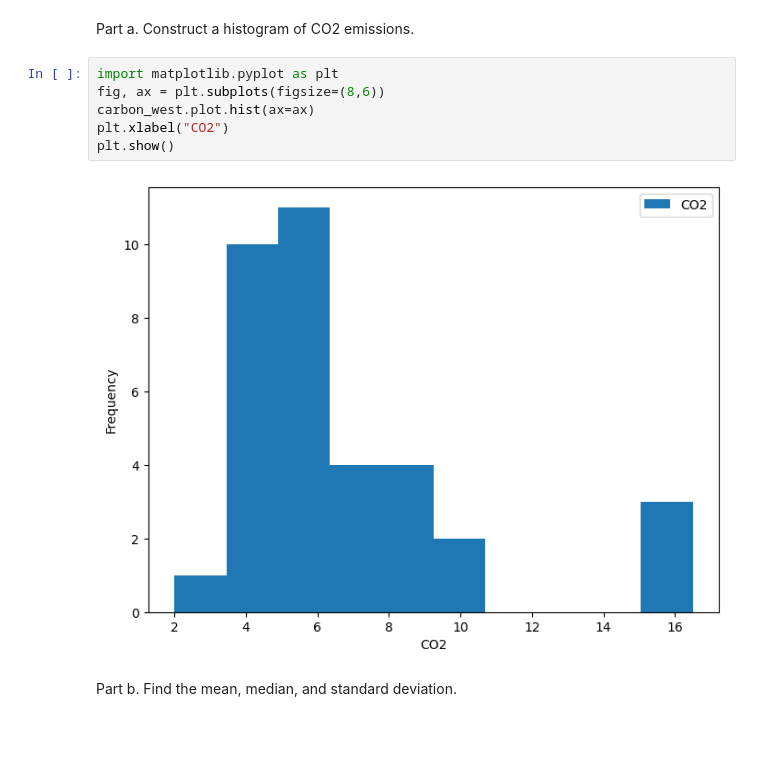
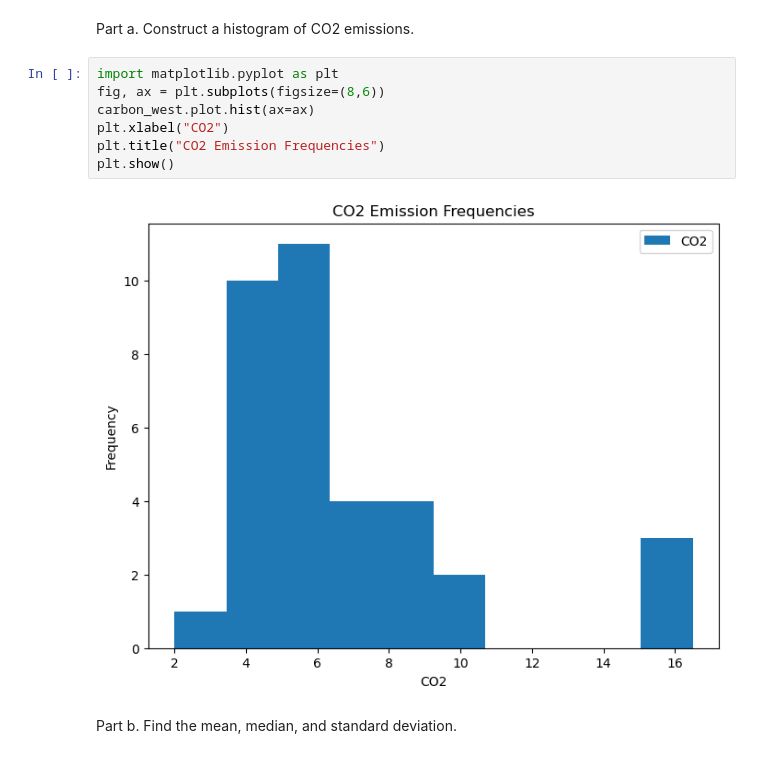
Before and after one commit to stat220/stat-220-hw1-jgklingo, a Jupyter notebook: Stat_220_HW1.ipynb, the cells around one changed output. Drawn from its saved outputs; the diff is of its cells as text; blank space fills up the shorter version.

```diff
--- a/Stat_220_HW1.ipynb
+++ b/Stat_220_HW1.ipynb
@@ -17,11 +17,12 @@ Part a. Construct a histogram of CO2 emissions.
 # %%
 import matplotlib.pyplot as plt
 fig, ax = plt.subplots(figsize=(8,6))
 carbon_west.plot.hist(ax=ax)
 plt.xlabel("CO2")
+plt.title("CO2 Emission Frequencies")
 plt.show()
 # %% [output]
-[figure, old version]
+[figure, new version]
 # %% [markdown]
 Part b. Find the mean, median, and standard deviation.
 # %%
```
Also changed, not shown: parts of 10 cells of this notebook.
